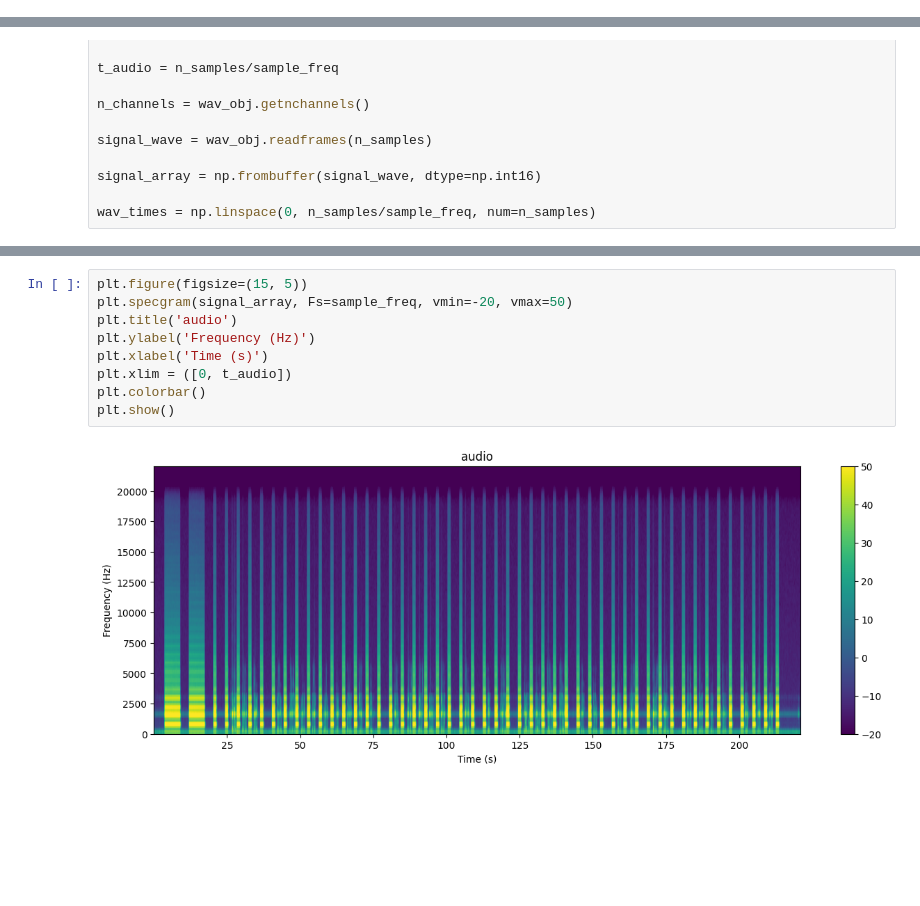
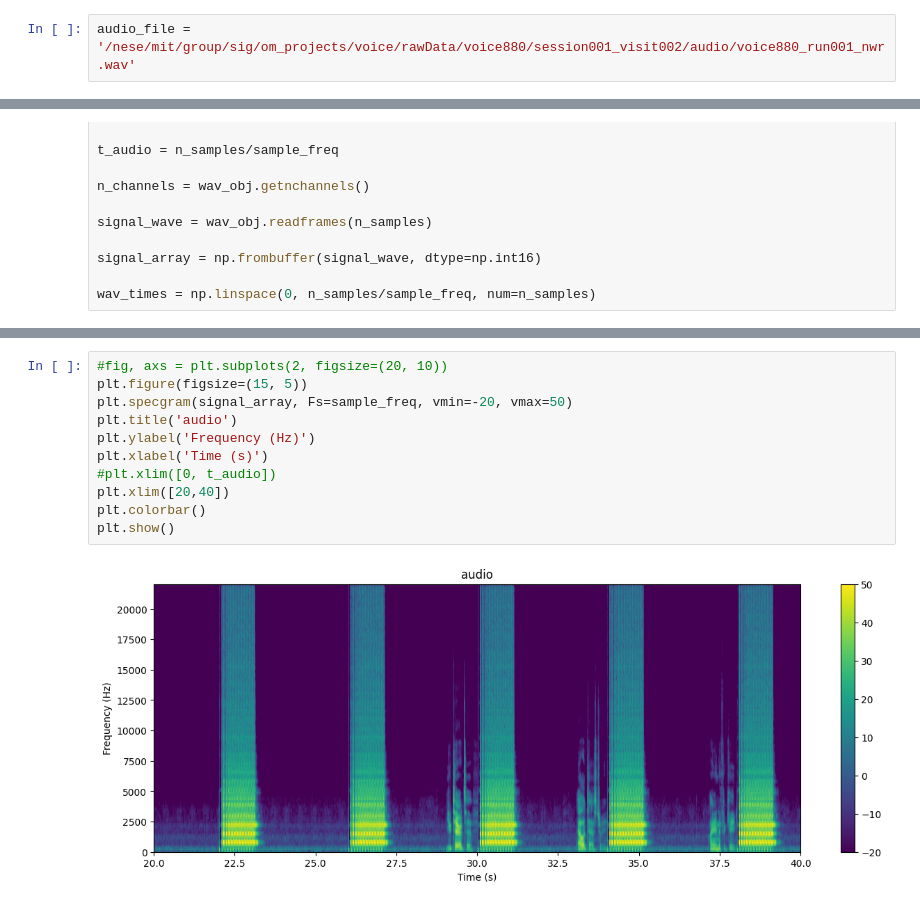
Before and after one commit to Rahul-Brito/mdd_voice_task, a Jupyter notebook: audio_processing/Audio File Munging.ipynb, the cells around one changed output, grey strips where cells are left out. Saved outputs shown, nothing was run; the diff lists cells and outputs as text; blank space fills up the shorter version.

```diff
--- a/audio_processing/Audio File Munging.ipynb
+++ b/audio_processing/Audio File Munging.ipynb
@@ -240,3 +147,5 @@ audio_file
+# %%
+audio_file = '/nese/mit/group/sig/om_projects/voice/rawData/voice880/session001_visit002/audio/voice880_run001_nwr.wav'
 # %%
 # apply model
 from pyannote.audio import Inference
@@ -293,11 +209,13 @@ plt.show()
 # %%
+#fig, axs = plt.subplots(2, figsize=(20, 10))
 plt.figure(figsize=(15, 5))
 plt.specgram(signal_array, Fs=sample_freq, vmin=-20, vmax=50)
 plt.title('audio')
 plt.ylabel('Frequency (Hz)')
 plt.xlabel('Time (s)')
-plt.xlim = ([0, t_audio])
+#plt.xlim([0, t_audio])
+plt.xlim([20,40])
 plt.colorbar()
 plt.show()
 # %% [output]
-[figure, old version]
+[figure, new version]
```
Also changed, not shown: parts of 9 cells of this notebook, 2 other files.
